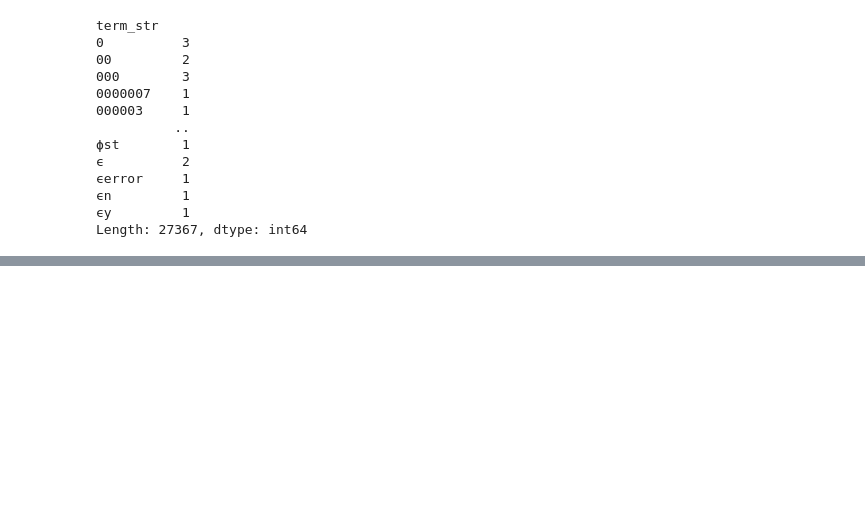
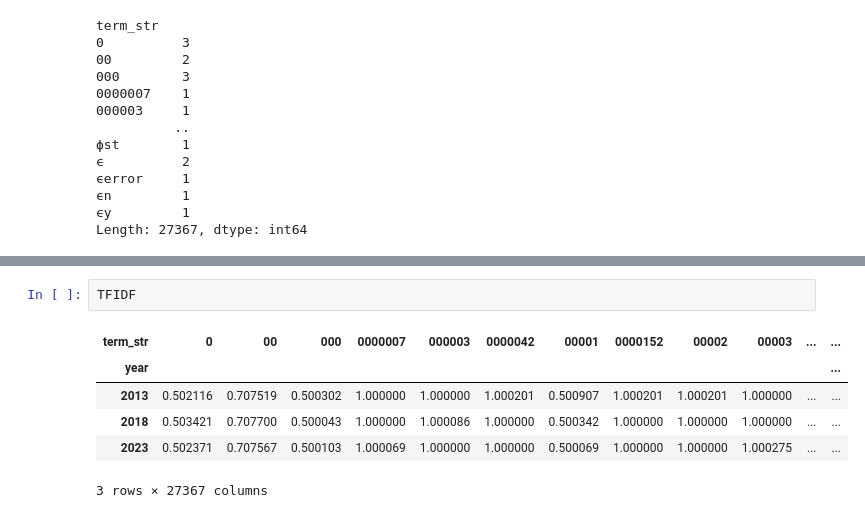
Before and after one commit to caroline-kranefuss/evolving_sentiment_climate, a Jupyter notebook: notebooks/bow_tfidf.ipynb, the cells around one changed output, grey strips where cells are left out. Drawn from its saved outputs; the diff is of its cells as text; blank space fills up the shorter version.

Commit message:
BOW and TFIDF

```diff
--- a/notebooks/bow_tfidf.ipynb
+++ b/notebooks/bow_tfidf.ipynb
@@ -212 +216,10 @@ TFIDF
 3 rows × 27367 columns
+# %%
+TFIDF
+# %% [output]
+| term_str | 0 | 00 | 000 | 0000007 | 000003 | 0000042 | 00001 | 0000152 | 00002 | 00003 | ... | ... |
+| year |  |  |  |  |  |  |  |  |  |  |  | ... |
+| 2013 | 0.502116 | 0.707519 | 0.500302 | 1.000000 | 1.000000 | 1.000201 | 0.500907 | 1.000201 | 1.000201 | 1.000000 | ... | ... |
+| 2018 | 0.503421 | 0.707700 | 0.500043 | 1.000000 | 1.000086 | 1.000000 | 0.500342 | 1.000000 | 1.000000 | 1.000000 | ... | ... |
+| 2023 | 0.502371 | 0.707567 | 0.500103 | 1.000069 | 1.000000 | 1.000000 | 0.500069 | 1.000000 | 1.000000 | 1.000275 | ... | ... |
+3 rows × 27367 columns
```
Also changed, not shown: parts of 35 cells of this notebook, 8 other files.
